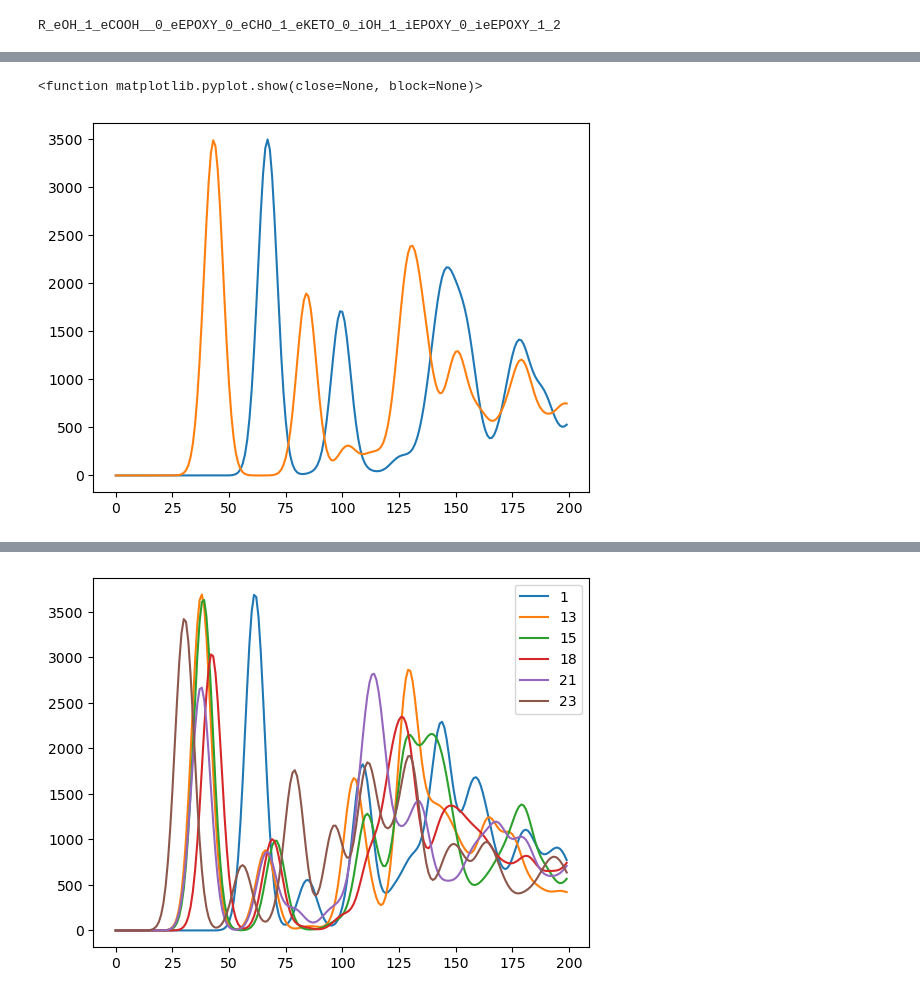
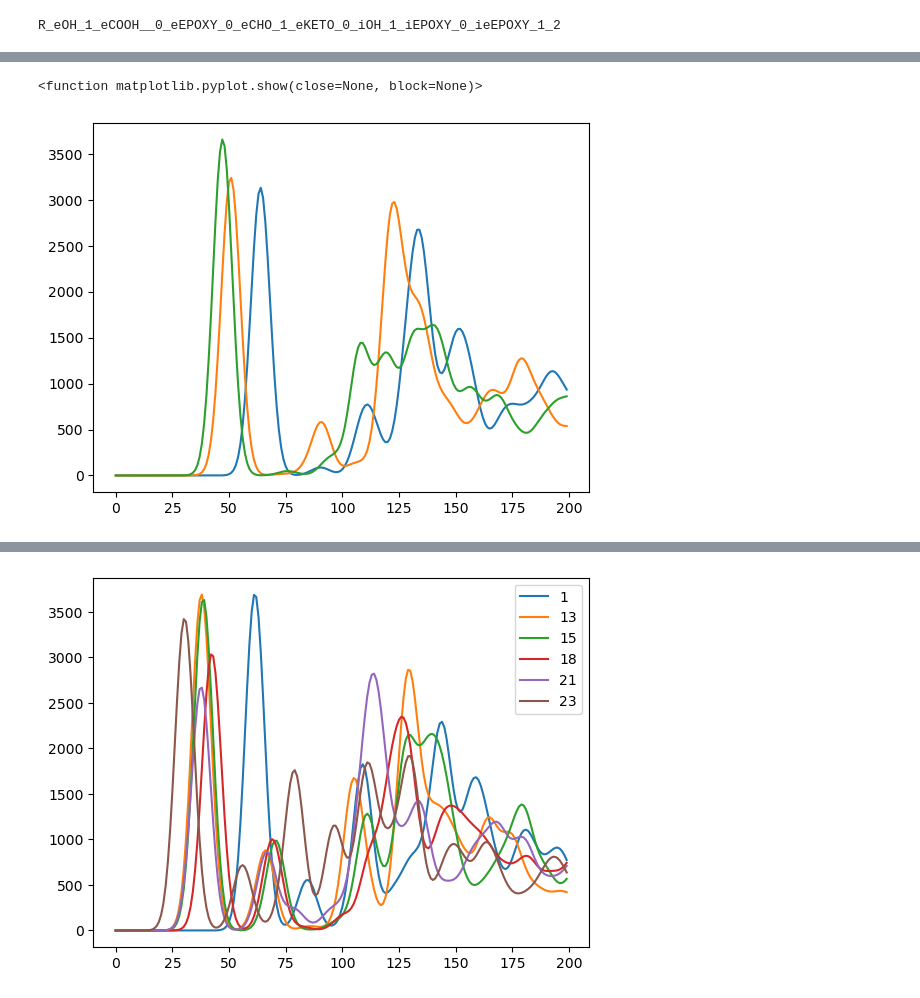
Before and after one commit to sam-j-hall/GO_molecule_GNN, a Jupyter notebook: view_data.ipynb, the cells around one changed output, grey strips where cells are left out. Cells and saved outputs as stored; diff of their text form; code cells hidden in the pictures.

```diff
--- a/view_data.ipynb
+++ b/view_data.ipynb
@@ -383,0 +375,2 @@ for i in ids:
+# %%
+new_dict = {}
@@ -383,0 +410,5 @@ for i in ids:
+# %%
+data = []
+
+data.append(dict[0])
+data.append(new_dict)
@@ -384,6 +420,9 @@ for i in ids:
 # %%
-print(list(dict[0].keys())[list(dict[0].values()).index('[c:0]12[c:2]3[cH:1][cH:24][c:23]4[c:21]1[c:17]1[c:13]5[c:9]6[c:11]([cH:12][cH:14][c:15]5[cH:16][c:18]([CH:25]=[O:28])[c:19]1[cH:20][cH:22]4)[CH2:10][CH:8]1[C:7]([C:5]26[OH:26])([CH:6]=[C:3]3[OH:4])[O:27]1')])
+# Search data to fine name of molecule from given SMILES
+smi = '[c:0]12[c:2]3[cH:1][cH:24][c:23]4[c:21]1[c:17]1[c:13]5[c:9]6[c:11]([cH:12][cH:14][c:15]5[cH:16][c:18]([CH:25]=[O:28])[c:19]1[cH:20][cH:22]4)[CH2:10][CH:8]1[C:7]([C:5]26[OH:26])([CH:6]=[C:3]3[OH:4])[O:27]1'
+mol_name = list(data[0].keys())[list(data[0].values()).index(smi)]
+
+#mol_name = ids[10]
+print(mol_name)
 # %% [output]
 R_eOH_1_eCOOH__0_eEPOXY_0_eCHO_1_eKETO_0_iOH_1_iEPOXY_0_ieEPOXY_1_2
-# %%
-mol_name = 'R_eOH_1_eCOOH__0_eEPOXY_0_eCHO_1_eKETO_0_iOH_1_iEPOXY_0_ieEPOXY_1_2'
@@ -464,12 +439,13 @@ new_dict
 # %%
 #for x in d_num:
 # C=C
-plt.plot(dict[1][mol_name]['1'])
-plt.plot(dict[1][mol_name]['23'])
-# C=C
-#plt.plot(dict[1][mol_name]['11'])
-#plt.plot(dict[1][mol_name]['13'])
+#plt.plot(data[1][mol_name]['17'])
+#plt.plot(data[1][mol_name]['18'])
+# C-OH
+plt.plot(data[1][mol_name]['1'])
+plt.plot(data[1][mol_name]['6'])
+plt.plot(data[1][mol_name]['9'])
 plt.show
 # %% [output]
 <function matplotlib.pyplot.show(close=None, block=None)>
-[figure, old version]
+[figure, new version]
```
Also changed, not shown: parts of 17 cells of this notebook, 10 other files.
